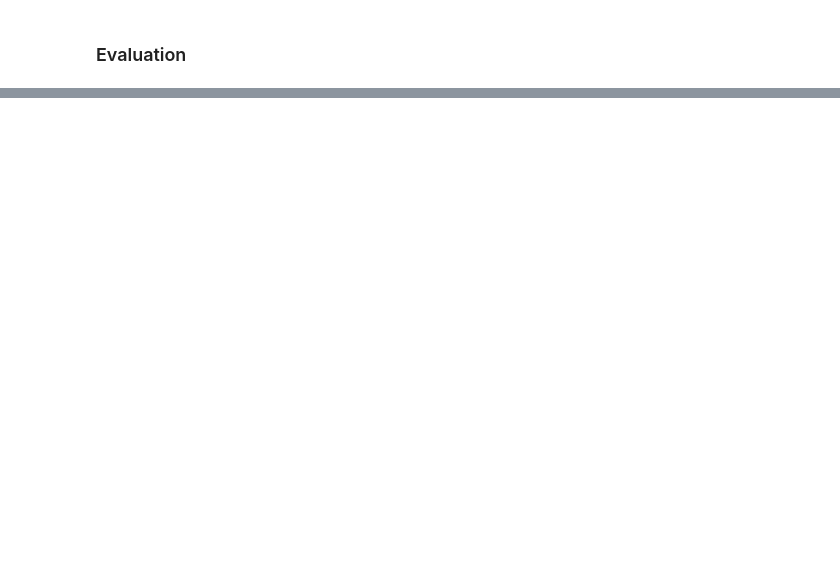
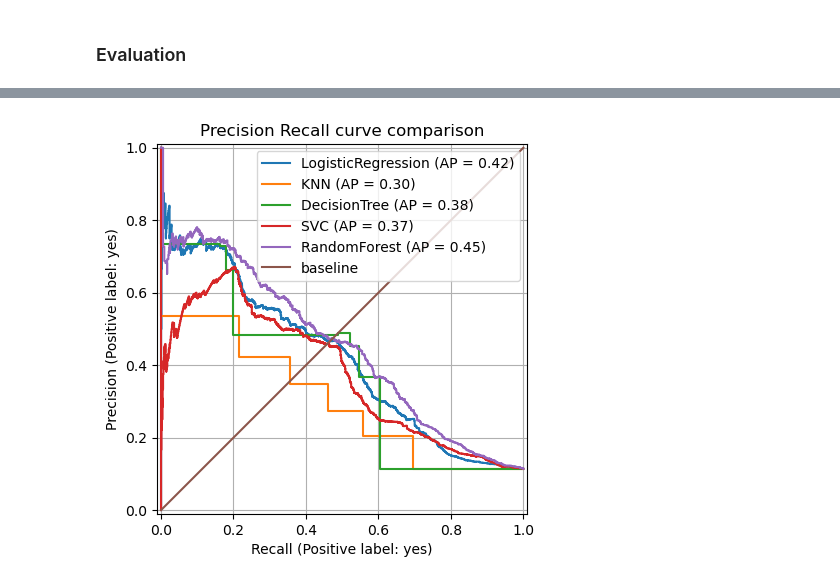
Before and after one commit to mattdabit/bank-marketing, a Jupyter notebook: bank_marketing.ipynb, the cells around one changed output, grey strips where cells are left out. Cells and saved outputs as stored; diff of their text form; code cells hidden in the pictures; blank space fills up the shorter version.

```diff
--- a/bank_marketing.ipynb
+++ b/bank_marketing.ipynb
@@ -438,0 +562,20 @@ joblib.dump(grid_tree.best_estimator_, 'bank_marketing_decision_tree.pkl')
+# %%
+forest_pipe = Pipeline([
+    ('preprocessor', preprocessor),
+    ('smote', SMOTE(random_state=42)),
+    ('forest', RandomForestClassifier(random_state=42)),
+])
+
+params = {
+    'smote__k_neighbors': [3, 5],
+    'smote__sampling_strategy': [.3, .5],
+    'forest__n_estimators': [100, 200],
+    "forest__max_depth": [3, 4, 5],
+    "forest__min_samples_split": [4, 5],
+    "forest__min_samples_leaf": [3, 4, 5],
+    "preprocessor__poly__degree": [2, 3]
+}
+
+grid_forest = GridSearchCV(forest_pipe, param_grid=params, scoring=recall_scorer, verbose=1)
+grid_forest.fit(X_train, y_train)
+print(grid_forest.best_params_)
@@ -440,0 +709,27 @@ joblib.dump(grid_tree.best_estimator_, 'bank_marketing_decision_tree.pkl')
+# %%
+# Roc Curve Logistic Regression
+fig, ax = plt.subplots()
+PrecisionRecallDisplay.from_estimator(
+    grid_lr, X_test, y_test, pos_label="yes", ax=ax, name='LogisticRegression'
+)
+PrecisionRecallDisplay.from_estimator(
+    grid_knn, X_test, y_test, pos_label="yes", ax=ax, name='KNN'
+)
+PrecisionRecallDisplay.from_estimator(
+    grid_tree, X_test, y_test, pos_label="yes", ax=ax, name='DecisionTree'
+)
+PrecisionRecallDisplay.from_estimator(
+    grid_svc, X_test, y_test, pos_label="yes", ax=ax, name='SVC'
+)
+PrecisionRecallDisplay.from_estimator(
+    grid_forest, X_test, y_test, pos_label="yes", ax=ax, name='RandomForest'
+)
+
+plt.grid()
+plt.plot(np.arange(0, 1.1, 0.1), np.arange(0, 1.1, 0.1), label="baseline")
+ax.set_title("Precision Recall curve comparison")
+plt.savefig('images/pr_curve_comparison.png')
+plt.legend()
+plt.show()
+# %% [output]
+[figure, added]
```
Also changed, not shown: parts of 33 cells of this notebook, 10 other files.
